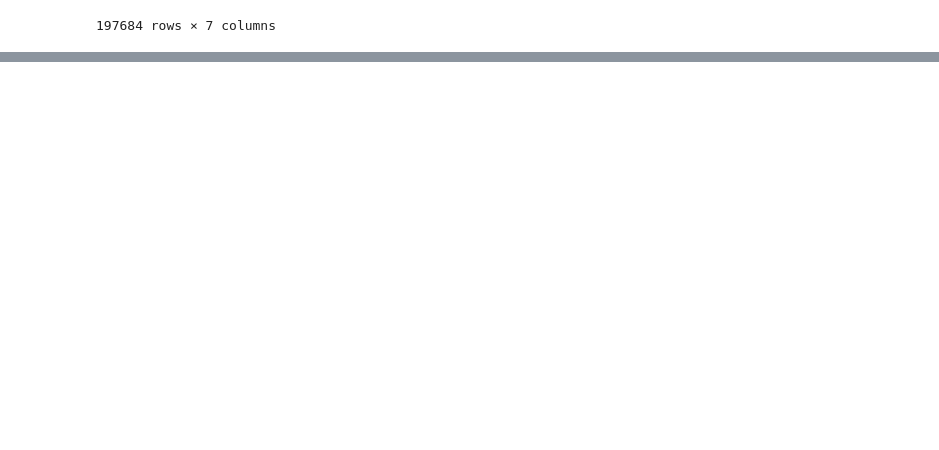
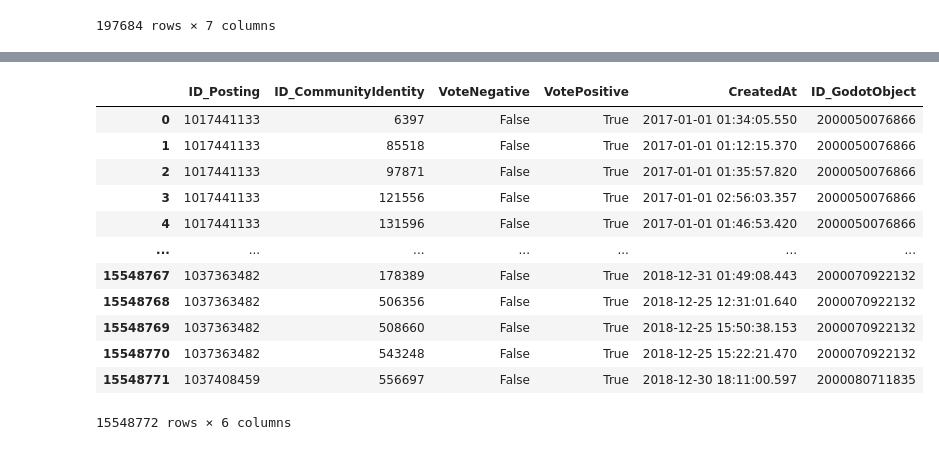
Before and after one commit to ovsvc/Graph-Link-Prediction, a Jupyter notebook: exploratory/data exploration.ipynb, the cells around one changed output, grey strips where cells are left out. Cells and saved outputs as stored; diff of their text form; code cells hidden in the pictures; blank space fills up the shorter version.

```diff
--- a/exploratory/data exploration.ipynb
+++ b/exploratory/data exploration.ipynb
@@ -219,0 +228,3 @@ Timestamp('2017-01-01 01:05:45.240000')
+# %%
+vote_timestamps = dataframes['df_Votes_filtered_net']
+posting_timestamps = dataframes['df_Postings_filtered_net']
@@ -219,0 +278,16 @@ Timestamp('2017-01-01 01:05:45.240000')
+# %%
+vote_timestamps
+# %% [output]
+|  | ID_Posting | ID_CommunityIdentity | VoteNegative | VotePositive | CreatedAt | ID_GodotObject |
+| 0 | 1017441133 | 6397 | False | True | 2017-01-01 01:34:05.550 | 2000050076866 |
+| 1 | 1017441133 | 85518 | False | True | 2017-01-01 01:12:15.370 | 2000050076866 |
+| 2 | 1017441133 | 97871 | False | True | 2017-01-01 01:35:57.820 | 2000050076866 |
+| 3 | 1017441133 | 121556 | False | True | 2017-01-01 02:56:03.357 | 2000050076866 |
+| 4 | 1017441133 | 131596 | False | True | 2017-01-01 01:46:53.420 | 2000050076866 |
+| ... | ... | ... | ... | ... | ... | ... |
+| 15548767 | 1037363482 | 178389 | False | True | 2018-12-31 01:49:08.443 | 2000070922132 |
+| 15548768 | 1037363482 | 506356 | False | True | 2018-12-25 12:31:01.640 | 2000070922132 |
+| 15548769 | 1037363482 | 508660 | False | True | 2018-12-25 15:50:38.153 | 2000070922132 |
+| 15548770 | 1037363482 | 543248 | False | True | 2018-12-25 15:22:21.470 | 2000070922132 |
+| 15548771 | 1037408459 | 556697 | False | True | 2018-12-30 18:11:00.597 | 2000080711835 |
+15548772 rows × 6 columns
```
Also changed, not shown: parts of 24 cells of this notebook.
